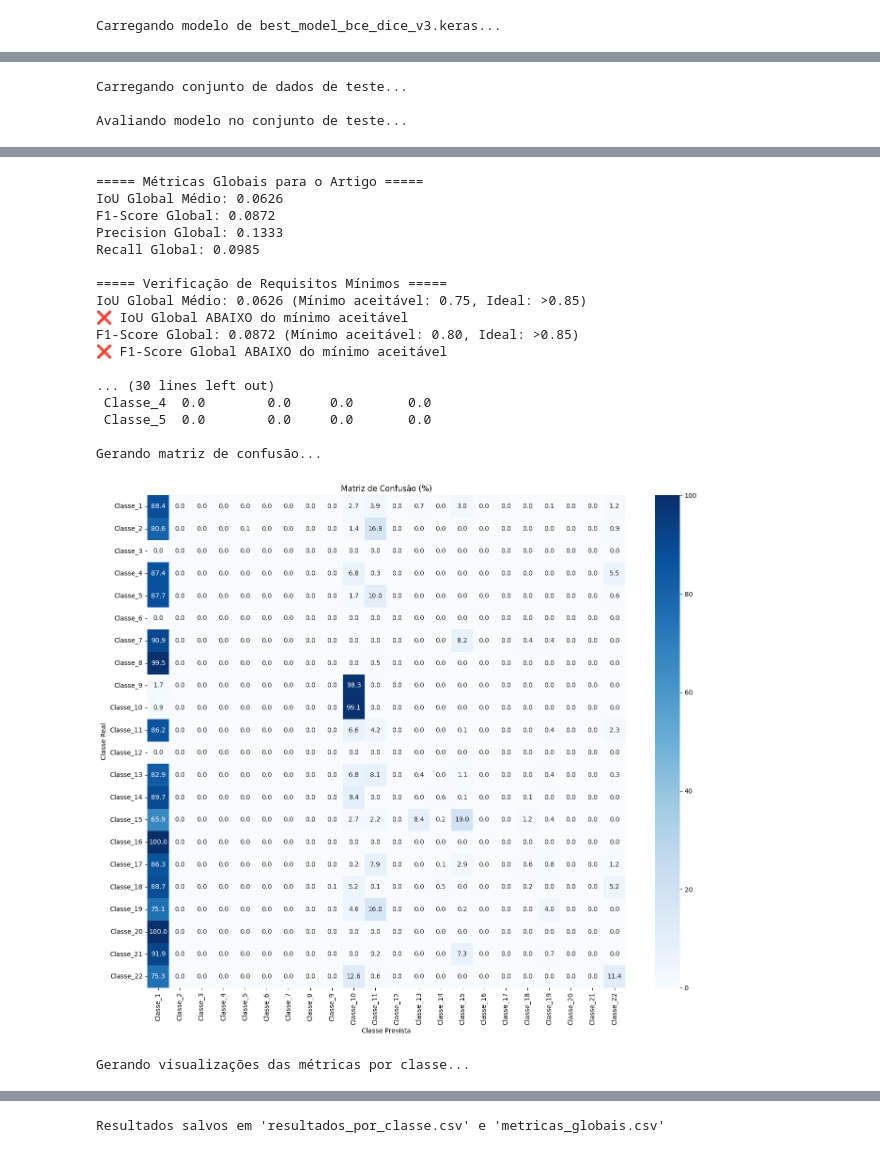
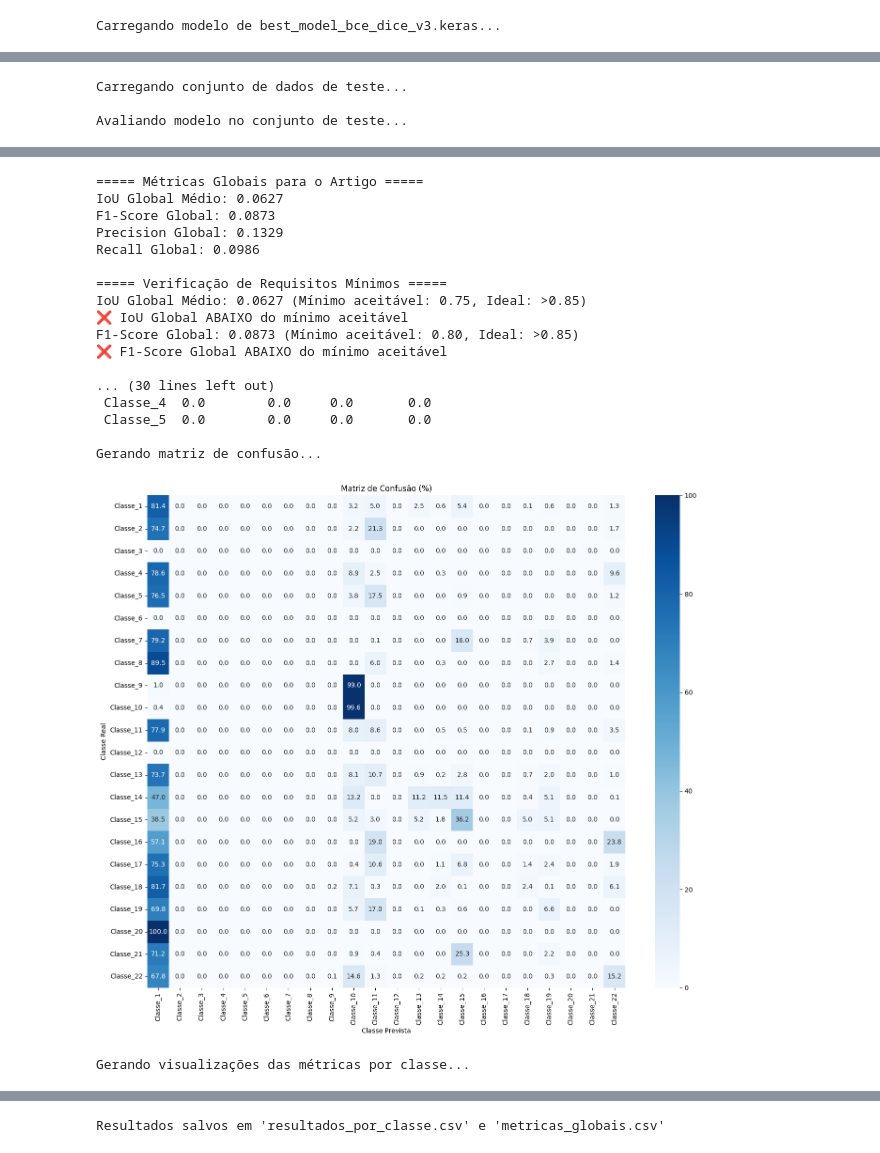
Before and after one commit to rpgouveia/pucpr_pibiti_semantic_segmentation, a Jupyter notebook: study_tf_unet_validation_metrics.ipynb, the cells around one changed output, grey strips where cells are left out. Cells and saved outputs as stored; diff of their text form; code cells hidden in the pictures.

```diff
--- a/study_tf_unet_validation_metrics.ipynb
+++ b/study_tf_unet_validation_metrics.ipynb
@@ -167,6 +167,8 @@ def process_batch_metrics(y_true_batch, y_pred_batch, threshold=0.5, num_classes
     Processa métricas para um único batch
     Retorna IoU, Precision, Recall, F1 e contribuição para a matriz de confusão
     """
+
+    # Para métricas por canal (TP, FP, FN, TN), pode usar o threshold
     y_pred_binary = tf.cast(y_pred_batch > threshold, tf.float32)
 
     # Arrays para armazenar resultados deste batch
@@ -180,7 +182,7 @@ def process_batch_metrics(y_true_batch, y_pred_batch, threshold=0.5, num_classes
         y_true_class = y_true_batch[..., i]
         y_pred_class = y_pred_binary[..., i]
 
-        # True Positives, False Positives, False Negatives
+        # True Positives, False Positives, False Negatives, True Negatives
         tp = tf.reduce_sum(y_true_class * y_pred_class).numpy()
         fp = tf.reduce_sum((1 - y_true_class) * y_pred_class).numpy()
         fn = tf.reduce_sum(y_true_class * (1 - y_pred_class)).numpy()
@@ -191,14 +193,12 @@ def process_batch_metrics(y_true_batch, y_pred_batch, threshold=0.5, num_classes
         batch_fn[i] = fn
         batch_tn[i] = tn
 
-    # Para a matriz de confusão, transformamos os rótulos multiclasse em classes únicas
-    # (pegando o índice de maior probabilidade para cada pixel)
+    # Para a matriz de confusão, é recomendável não usar threshold
     y_true_argmax = tf.argmax(y_true_batch, axis=-1).numpy().flatten()
-    y_pred_argmax = tf.argmax(y_pred_binary, axis=-1).numpy().flatten()
+    y_pred_argmax = tf.argmax(y_pred_batch, axis=-1).numpy().flatten()
 
     # Computar a matriz de confusão para este batch
-    batch_cm = confusion_matrix(y_true_argmax, y_pred_argmax,
-                                labels=range(num_classes))
+    batch_cm = confusion_matrix(y_true_argmax, y_pred_argmax, labels=range(num_classes))
 
     return batch_tp, batch_fp, batch_fn, batch_tn, batch_cm
 
@@ -517,21 +517,21 @@ Processando batch 64...
 ===== Métricas Globais para o Artigo =====
-IoU Global Médio: 0.0626
-F1-Score Global: 0.0872
-Precision Global: 0.1333
-Recall Global: 0.0985
+IoU Global Médio: 0.0627
+F1-Score Global: 0.0873
+Precision Global: 0.1329
+Recall Global: 0.0986
 
 ===== Verificação de Requisitos Mínimos =====
-IoU Global Médio: 0.0626 (Mínimo aceitável: 0.75, Ideal: >0.85)
+IoU Global Médio: 0.0627 (Mínimo aceitável: 0.75, Ideal: >0.85)
 ❌ IoU Global ABAIXO do mínimo aceitável
-F1-Score Global: 0.0872 (Mínimo aceitável: 0.80, Ideal: >0.85)
+F1-Score Global: 0.0873 (Mínimo aceitável: 0.80, Ideal: >0.85)
 ❌ F1-Score Global ABAIXO do mínimo aceitável
 
 ... (30 lines left out)
  Classe_4  0.0        0.0     0.0       0.0
  Classe_5  0.0        0.0     0.0       0.0
 
 Gerando matriz de confusão...
-[figure, old version]
+[figure, new version]
 Gerando visualizações das métricas por classe...
 [figure]
 Resultados salvos em 'resultados_por_classe.csv' e 'metricas_globais.csv'
```
Also changed, not shown: parts of 1 cell of this notebook, 4 other files.
